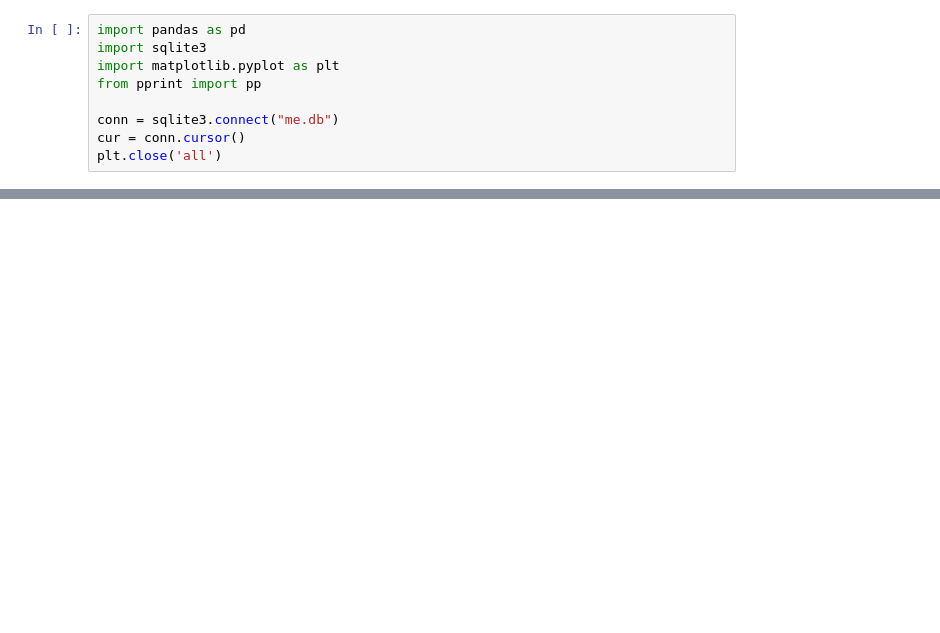
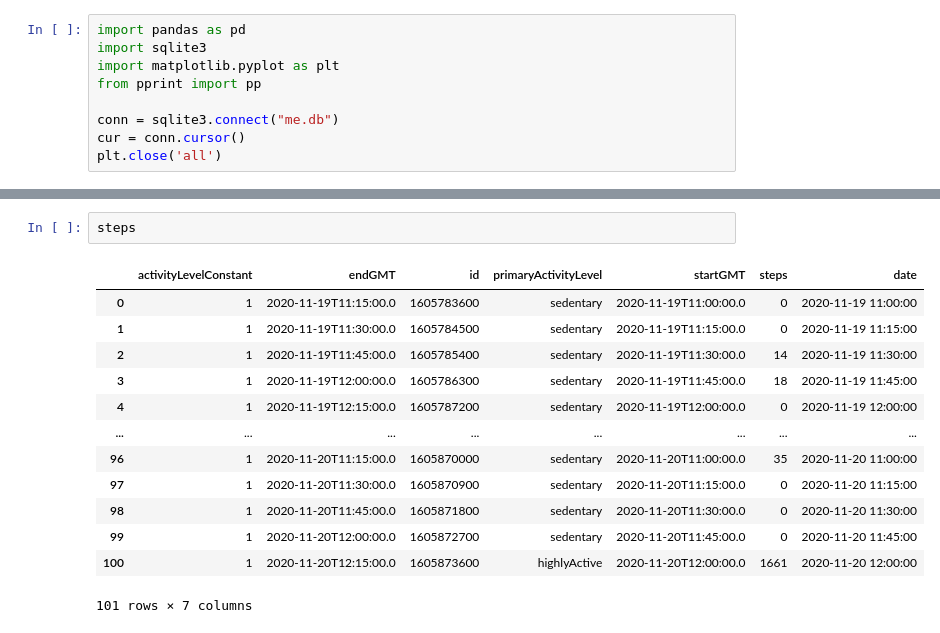
Before and after one commit to aerosol/me, a Jupyter notebook: Untitled2.ipynb, the cells around one changed output, grey strips where cells are left out. Cells and saved outputs as stored; diff of their text form; blank space fills up the shorter version.

```diff
--- a/Untitled2.ipynb
+++ b/Untitled2.ipynb
@@ -13,3 +49,19 @@ steps = pd.read_sql_query("select * from steps;", conn)
+# %%
+steps
+# %% [output]
+|  | activityLevelConstant | endGMT | id | primaryActivityLevel | startGMT | steps | date |
+| 0 | 1 | 2020-11-19T11:15:00.0 | 1605783600 | sedentary | 2020-11-19T11:00:00.0 | 0 | 2020-11-19 11:00:00 |
+| 1 | 1 | 2020-11-19T11:30:00.0 | 1605784500 | sedentary | 2020-11-19T11:15:00.0 | 0 | 2020-11-19 11:15:00 |
+| 2 | 1 | 2020-11-19T11:45:00.0 | 1605785400 | sedentary | 2020-11-19T11:30:00.0 | 14 | 2020-11-19 11:30:00 |
+| 3 | 1 | 2020-11-19T12:00:00.0 | 1605786300 | sedentary | 2020-11-19T11:45:00.0 | 18 | 2020-11-19 11:45:00 |
+| 4 | 1 | 2020-11-19T12:15:00.0 | 1605787200 | sedentary | 2020-11-19T12:00:00.0 | 0 | 2020-11-19 12:00:00 |
+| ... | ... | ... | ... | ... | ... | ... | ... |
+| 96 | 1 | 2020-11-20T11:15:00.0 | 1605870000 | sedentary | 2020-11-20T11:00:00.0 | 35 | 2020-11-20 11:00:00 |
+| 97 | 1 | 2020-11-20T11:30:00.0 | 1605870900 | sedentary | 2020-11-20T11:15:00.0 | 0 | 2020-11-20 11:15:00 |
+| 98 | 1 | 2020-11-20T11:45:00.0 | 1605871800 | sedentary | 2020-11-20T11:30:00.0 | 0 | 2020-11-20 11:30:00 |
+| 99 | 1 | 2020-11-20T12:00:00.0 | 1605872700 | sedentary | 2020-11-20T11:45:00.0 | 0 | 2020-11-20 11:45:00 |
+| 100 | 1 | 2020-11-20T12:15:00.0 | 1605873600 | highlyActive | 2020-11-20T12:00:00.0 | 1661 | 2020-11-20 12:00:00 |
+101 rows × 7 columns
 # %%
 fig, ax = plt.subplots()
 ax.grid(True)
```
Also changed, not shown: parts of 6 cells of this notebook, 1 other file.
